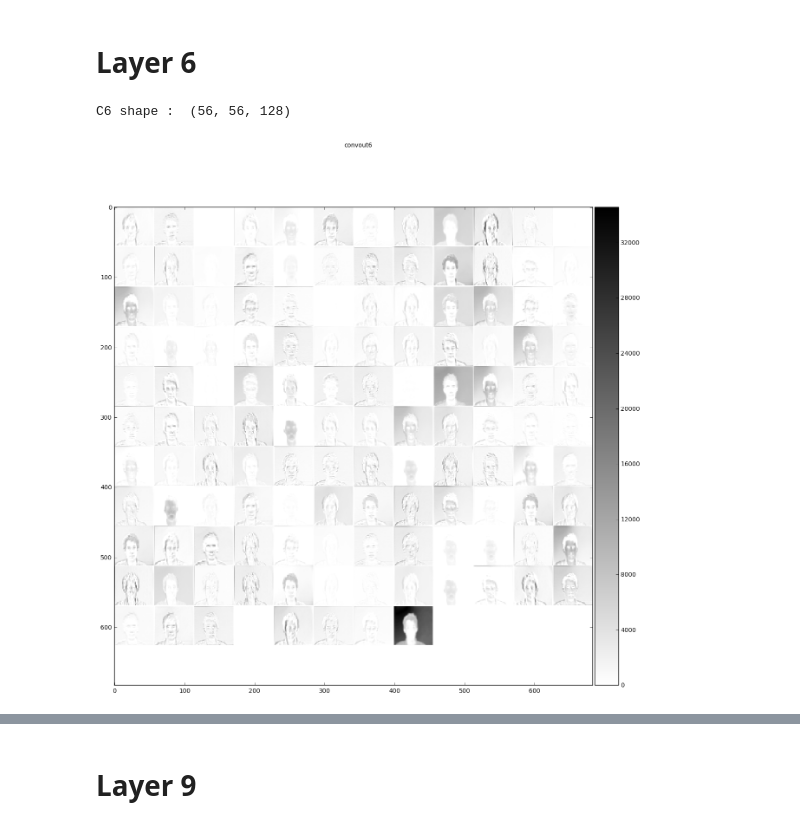
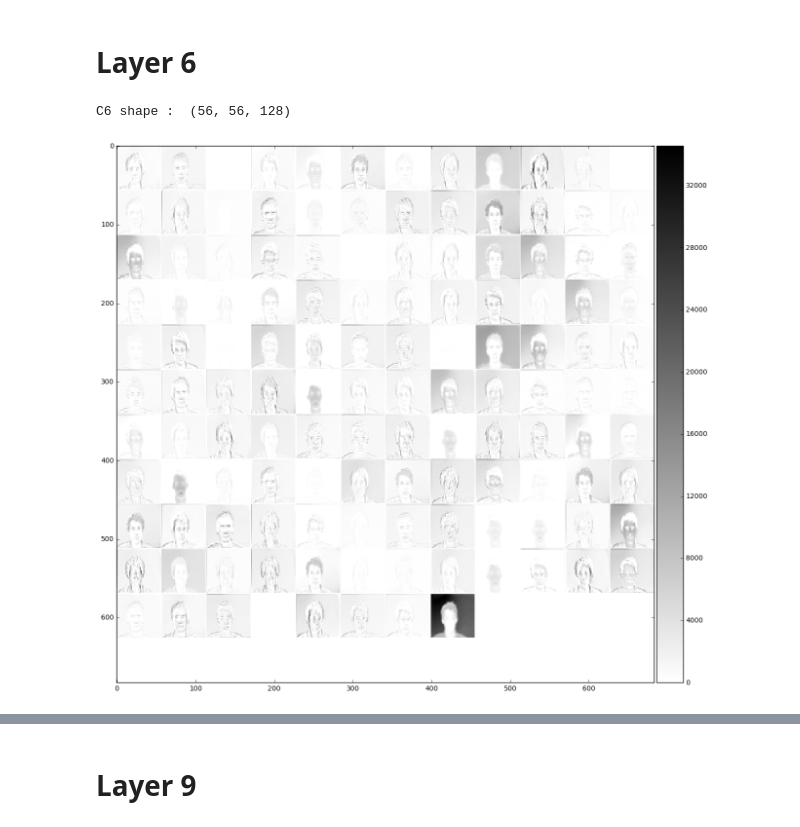
Before and after one commit to adamheins/read-my-lips, a Jupyter notebook: VGGFace Example/VGGFace_Single_Pic_Example.ipynb, the cells around one changed output, grey strips where cells are left out. Saved outputs shown, nothing was run; the diff lists cells and outputs as text; code cells hidden in the pictures.

```diff
--- a/VGGFace Example/VGGFace_Single_Pic_Example.ipynb
+++ b/VGGFace Example/VGGFace_Single_Pic_Example.ipynb
@@ -160,13 +158,12 @@ C2 shape :  (224, 224, 64)
 # %%
 output6 = vgg_model_full.layers[6].output
 _convout6_f = K.function(inputs, [output6])
 C6 = convout_f(x, _convout6_f)
 C6 = np.squeeze(C6)
 print("C6 shape : ", C6.shape)
 
 pl.figure(figsize=(15, 15))
-pl.suptitle('convout6')
 nice_imshow(pl.gca(), make_mosaic(C6, 12, 12), cmap=cm.binary)
 # %% [output]
 C6 shape :  (56, 56, 128)
-[figure, old version]
+[figure, new version]
```
Also changed, not shown: parts of 19 cells of this notebook, 1 other file.
